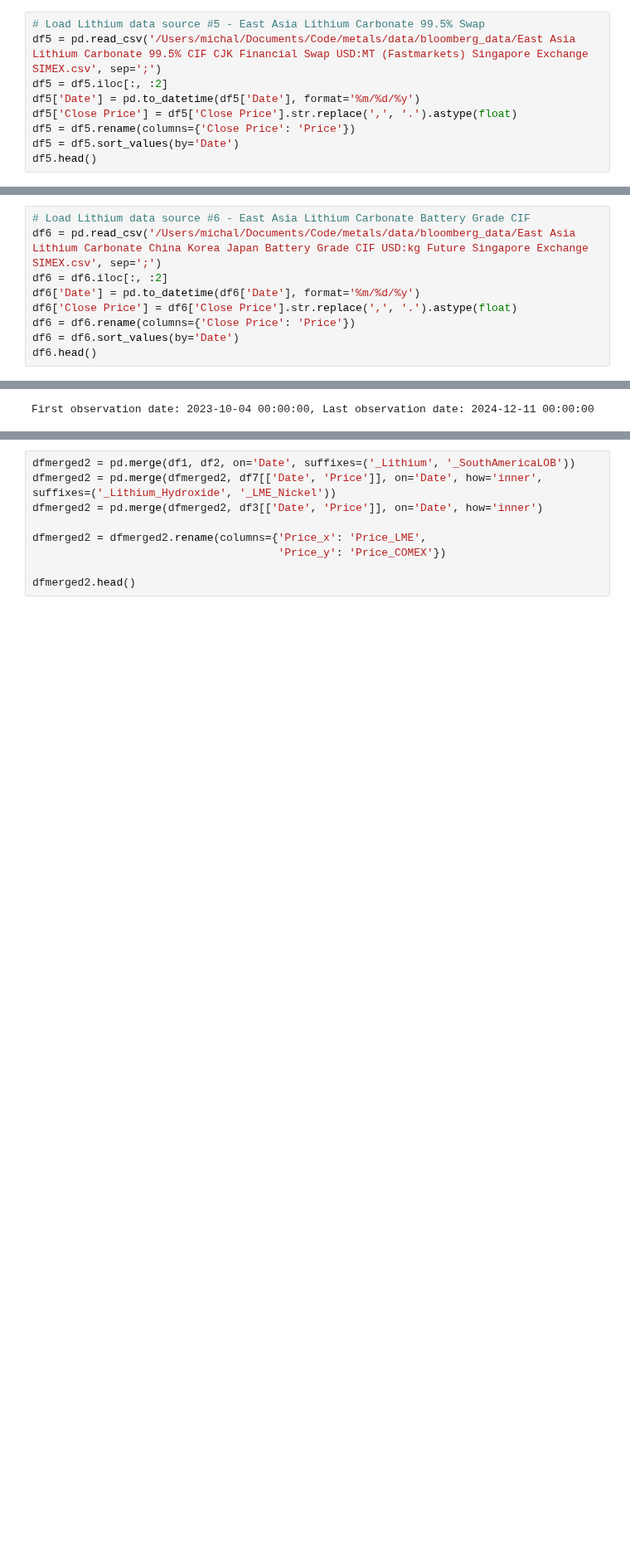
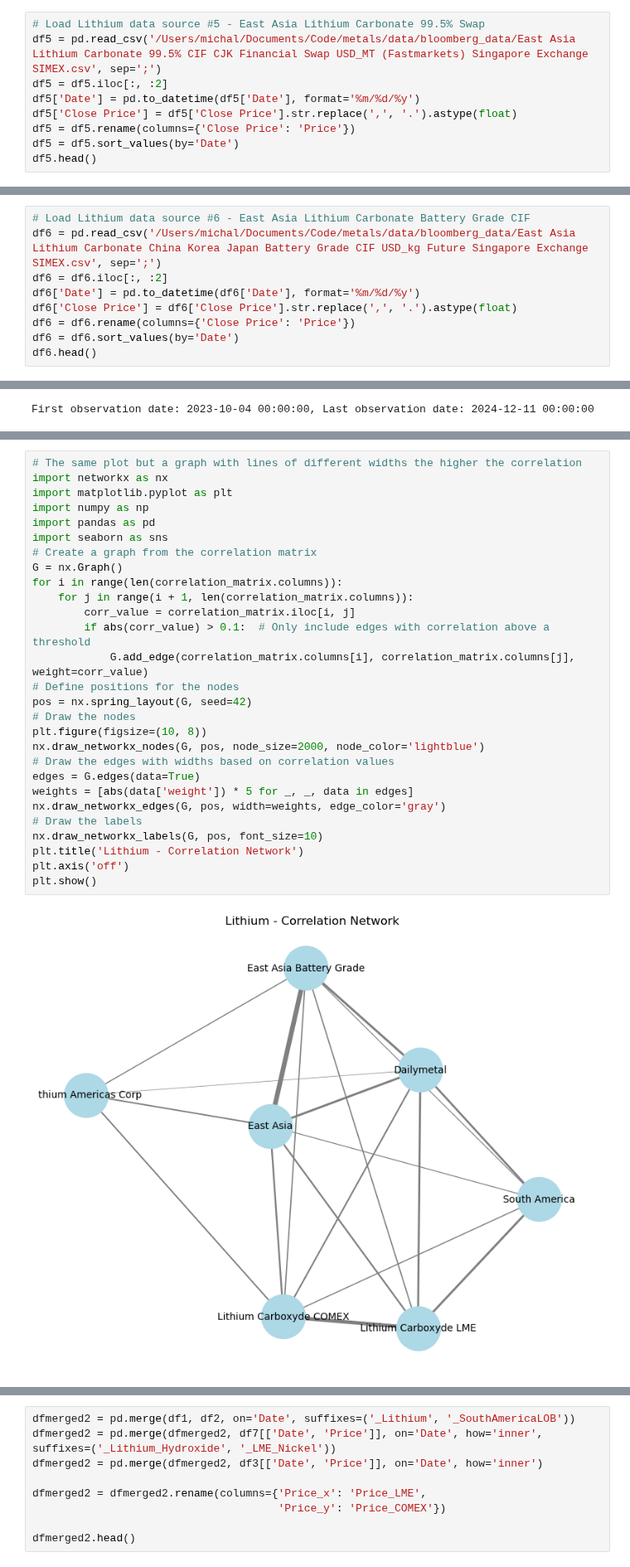
Before and after one commit to Doosheck/metals, a Jupyter notebook: data_overview.ipynb, the cells around one changed output, grey strips where cells are left out. Shown at 83% size. Saved outputs shown, nothing was run; the diff lists cells and outputs as text; blank space fills up the shorter version.

```diff
--- a/data_overview.ipynb
+++ b/data_overview.ipynb
@@ -70,7 +70,7 @@ df4.head()
 | 400 | 2023-10-06 | 11.49 |
 # %%
 # Load Lithium data source #5 - East Asia Lithium Carbonate 99.5% Swap
-df5 = pd.read_csv('/Users/michal/Documents/Code/metals/data/bloomberg_data/East Asia Lithium Carbonate 99.5% CIF CJK Financial Swap USD:MT (Fastmarkets) Singapore Exchange SIMEX.csv', sep=';')
+df5 = pd.read_csv('/Users/michal/Documents/Code/metals/data/bloomberg_data/East Asia Lithium Carbonate 99.5% CIF CJK Financial Swap USD_MT (Fastmarkets) Singapore Exchange SIMEX.csv', sep=';')
 df5 = df5.iloc[:, :2]
 df5['Date'] = pd.to_datetime(df5['Date'], format='%m/%d/%y')
 df5['Close Price'] = df5['Close Price'].str.replace(',', '.').astype(float)
@@ -86,7 +86,7 @@ df5.head()
 | 489 | 2023-05-08 | 36.48 |
 # %%
 # Load Lithium data source #6 - East Asia Lithium Carbonate Battery Grade CIF
-df6 = pd.read_csv('/Users/michal/Documents/Code/metals/data/bloomberg_data/East Asia Lithium Carbonate China Korea Japan Battery Grade CIF USD:kg Future Singapore Exchange SIMEX.csv', sep=';')
+df6 = pd.read_csv('/Users/michal/Documents/Code/metals/data/bloomberg_data/East Asia Lithium Carbonate China Korea Japan Battery Grade CIF USD_kg Future Singapore Exchange SIMEX.csv', sep=';')
 df6 = df6.iloc[:, :2]
 df6['Date'] = pd.to_datetime(df6['Date'], format='%m/%d/%y')
 df6['Close Price'] = df6['Close Price'].str.replace(',', '.').astype(float)
@@ -178,6 +178,36 @@ plt.title('Lithium - Correlation Matrix')
 plt.show()
 # %% [output]
 [figure]
+# %%
+# The same plot but a graph with lines of different widths the higher the correlation
+import networkx as nx
+import matplotlib.pyplot as plt
+import numpy as np
+import pandas as pd
+import seaborn as sns
+# Create a graph from the correlation matrix
+G = nx.Graph()
+for i in range(len(correlation_matrix.columns)):
+    for j in range(i + 1, len(correlation_matrix.columns)):
+        corr_value = correlation_matrix.iloc[i, j]
+        if abs(corr_value) > 0.1:  # Only include edges with correlation above a threshold
+            G.add_edge(correlation_matrix.columns[i], correlation_matrix.columns[j], weight=corr_value)
+# Define positions for the nodes
+pos = nx.spring_layout(G, seed=42)
+# Draw the nodes
+plt.figure(figsize=(10, 8))
+nx.draw_networkx_nodes(G, pos, node_size=2000, node_color='lightblue')
+# Draw the edges with widths based on correlation values
+edges = G.edges(data=True)
+weights = [abs(data['weight']) * 5 for _, _, data in edges]
+nx.draw_networkx_edges(G, pos, width=weights, edge_color='gray')
+# Draw the labels
+nx.draw_networkx_labels(G, pos, font_size=10)
+plt.title('Lithium - Correlation Network')
+plt.axis('off')
+plt.show()
+# %% [output]
+[figure, added]
 # %%
 # Print min and max date for all data sources
 print(f"First observation date df1: {df1['Date'].min()}, Last observation date df1: {df1['Date'].max()}")
```
Also changed, not shown: parts of 1 cell of this notebook.
